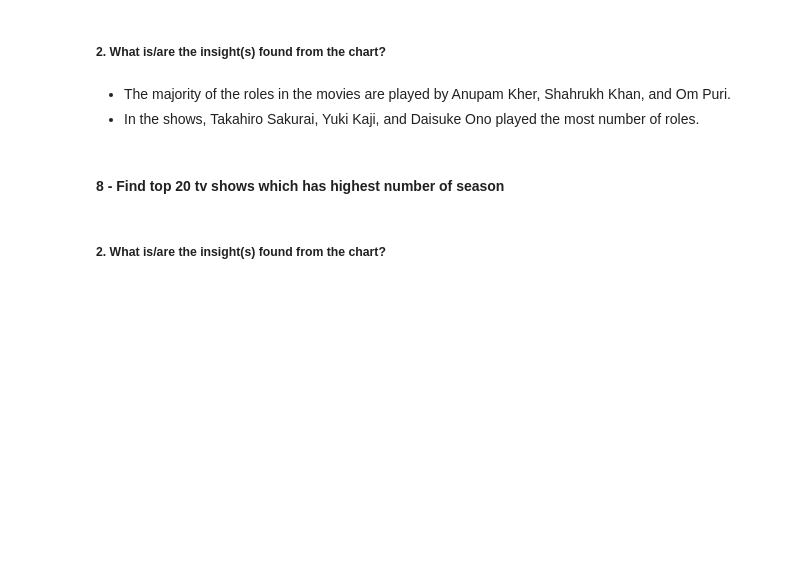
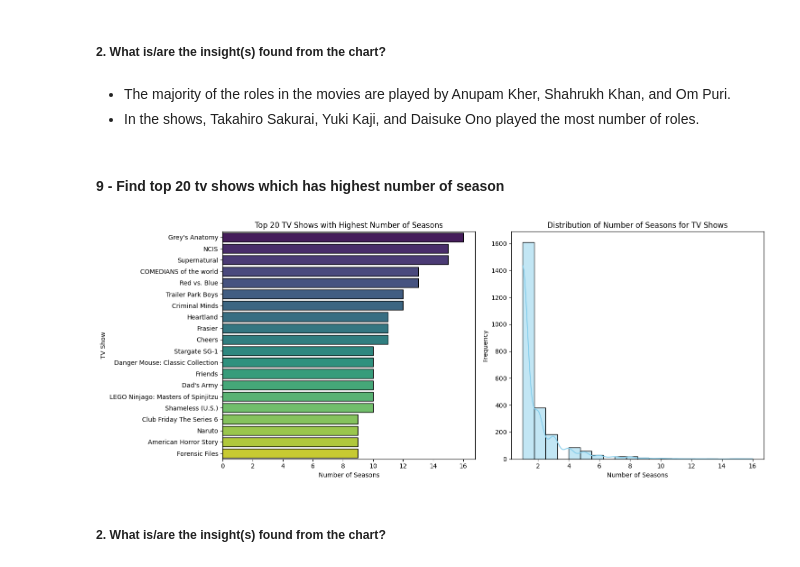
Before and after one commit to Amitkumardas123/Netflix-Movies-and-TV-Shows-Clustering, a Jupyter notebook: Netflix_Movies_and_TV_Shows_Clustering.ipynb, the cells around one changed output. Drawn from its saved outputs; the diff is of its cells as text; code cells hidden in the pictures; blank space fills up the shorter version.

```diff
--- a/Netflix_Movies_and_TV_Shows_Clustering.ipynb
+++ b/Netflix_Movies_and_TV_Shows_Clustering.ipynb
@@ -428,7 +591,7 @@ plt.show()
 * The majority of the roles in the movies are played by Anupam Kher, Shahrukh Khan, and Om Puri.
 * In the shows, Takahiro Sakurai, Yuki Kaji, and Daisuke Ono played the most number of roles.
 # %% [markdown]
-#### 8 - Find top 20 tv shows which has highest number of season
+#### 9 - Find top 20 tv shows which has highest number of season
 # %%
 # Filter the dataset for TV shows
 tv_shows_df = Netflix_df[Netflix_df['type'] == 'TV Show']
@@ -441,24 +604,26 @@ tv_shows_df['seasons'] = pd.to_numeric(tv_shows_df['seasons'], errors='coerce')
 # %%
 # Set up the subplot with two axes
 fig, axes = plt.subplots(1, 2, figsize=(15, 6))
 
 # Plot for the top 20 TV shows with highest seasons
 top_20_tv_shows = tv_shows_df.groupby('title')['seasons'].max().reset_index()
-top_20_tv_shows = top_15_tv_shows.sort_values(by='seasons', ascending=False).head(20)
-sns.barplot(x='seasons', y='title', data=top_15_tv_shows, palette='viridis', edgecolor='black', ax=axes[0])
+top_20_tv_shows = top_20_tv_shows.sort_values(by='seasons', ascending=False).head(20)
+sns.barplot(x='seasons', y='title', data=top_20_tv_shows, palette='viridis', edgecolor='black', ax=axes[0])
 axes[0].set_title('Top 20 TV Shows with Highest Number of Seasons')
 axes[0].set_xlabel('Number of Seasons')
 axes[0].set_ylabel('TV Show')
 
 # Plot for the distribution of seasons for all TV shows
 sns.histplot(tv_shows_df['seasons'], bins=20, kde=True, color='skyblue', edgecolor='black', ax=axes[1])
 axes[1].set_title('Distribution of Number of Seasons for TV Shows')
 axes[1].set_xlabel('Number of Seasons')
 axes[1].set_ylabel('Frequency')
 
 # Adjust layout
 plt.tight_layout()
 plt.show()
+# %% [output]
+[figure, added]
 # %% [markdown]
 ##### 2. What is/are the insight(s) found from the chart?
 # %% [markdown]
```
Also changed, not shown: parts of 71 cells of this notebook.
